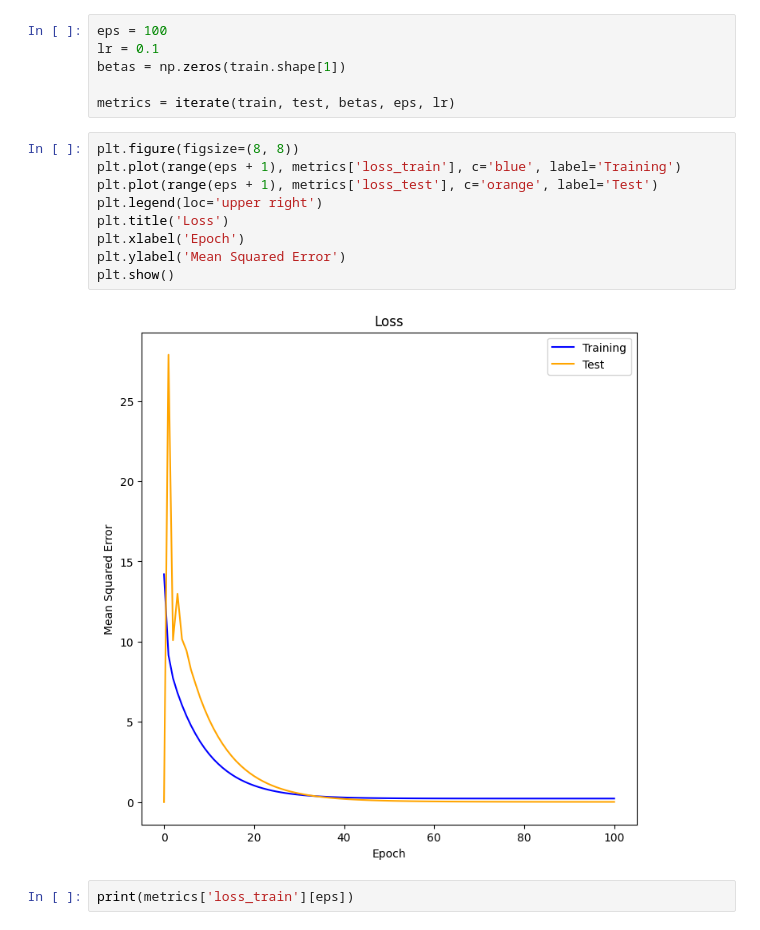
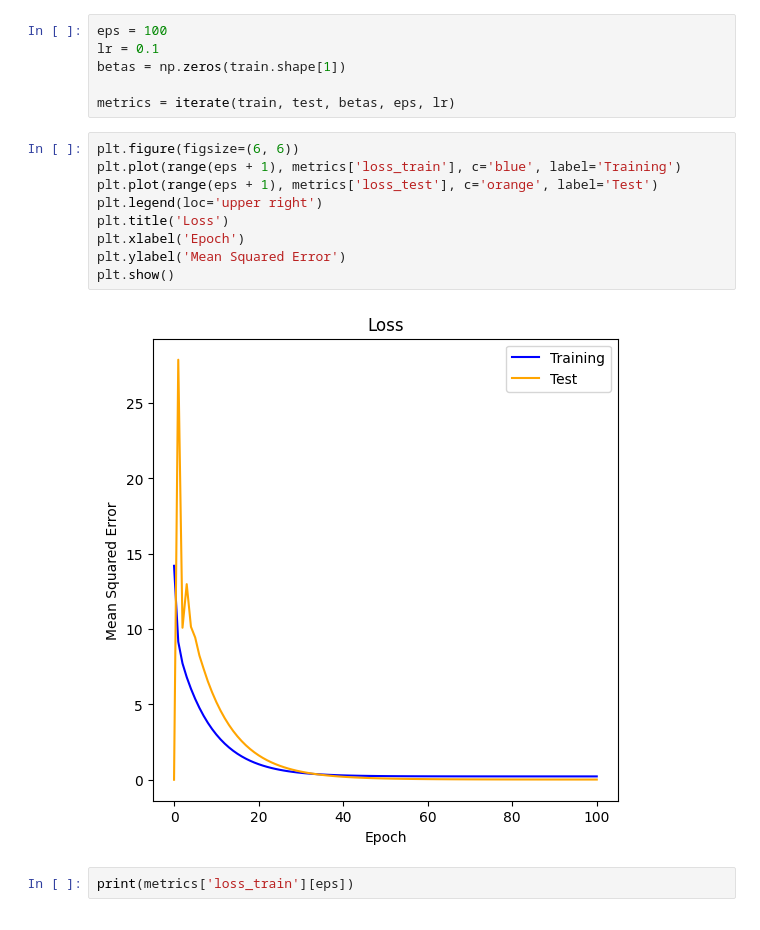
Before and after one commit to victournguyen/MultiRegression, a Jupyter notebook: linreg_multivariable.ipynb, the cells around one changed output. Saved outputs shown, nothing was run; the diff lists cells and outputs as text.

```diff
--- a/linreg_multivariable.ipynb
+++ b/linreg_multivariable.ipynb
@@ -41,16 +46,16 @@ betas = np.zeros(train.shape[1])
 
 metrics = iterate(train, test, betas, eps, lr)
 # %%
-plt.figure(figsize=(8, 8))
+plt.figure(figsize=(6, 6))
 plt.plot(range(eps + 1), metrics['loss_train'], c='blue', label='Training')
 plt.plot(range(eps + 1), metrics['loss_test'], c='orange', label='Test')
 plt.legend(loc='upper right')
 plt.title('Loss')
 plt.xlabel('Epoch')
 plt.ylabel('Mean Squared Error')
 plt.show()
 # %% [output]
-[figure, old version]
+[figure, new version]
 # %%
 print(metrics['loss_train'][eps])
 # %% [output]
```
Also changed, not shown: parts of 4 cells of this notebook, 3 other files.
